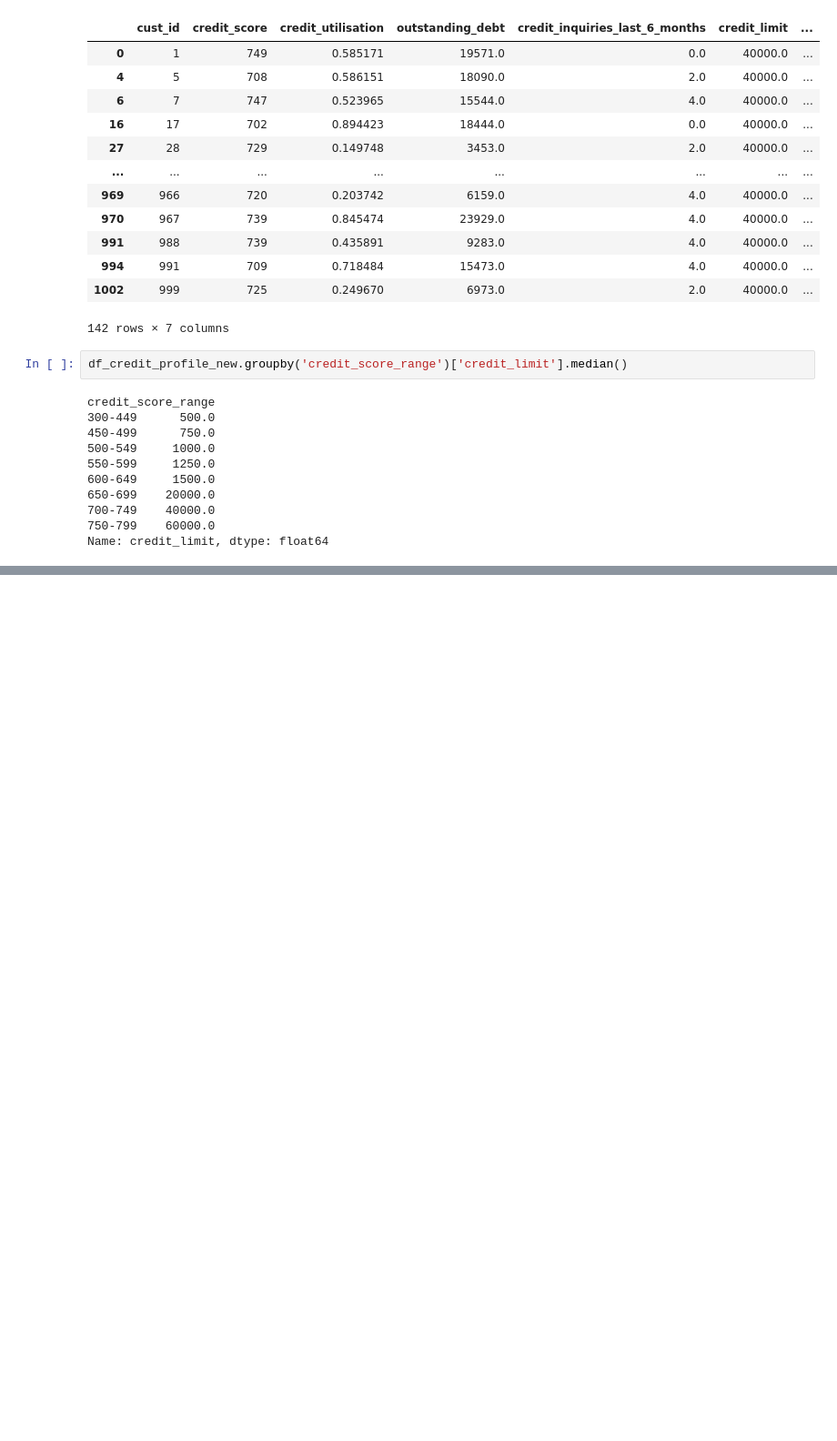
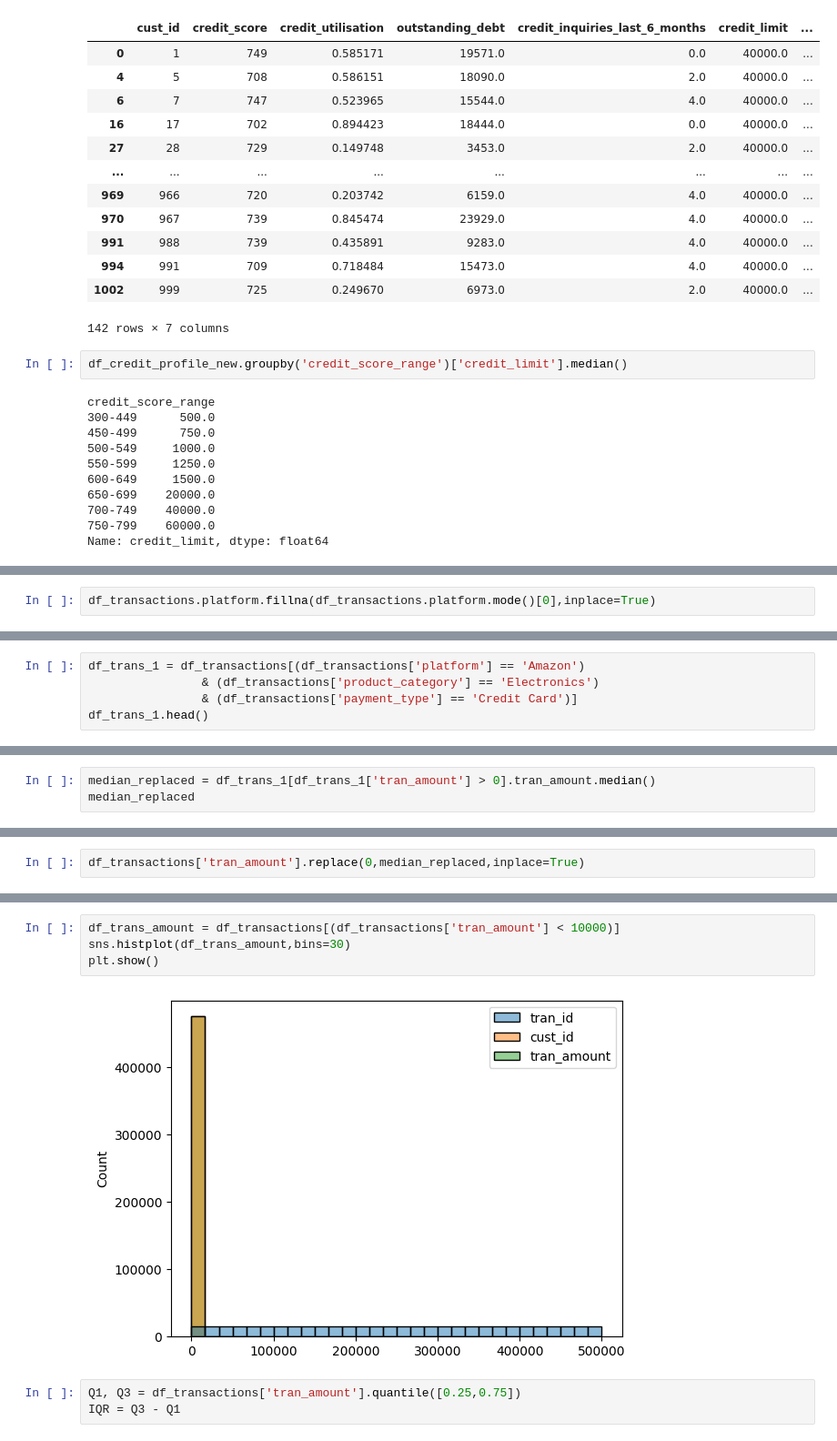
Before and after one commit to Monish-Mamilla/ExploratoryDataAnalysis, a Jupyter notebook: notebooks/6_project/phase_1_atliqo_bank.ipynb, the cells around one changed output, grey strips where cells are left out. Shown: that part at 91% size. Drawn from its saved outputs; the diff is of its cells as text; blank space fills up the shorter version.

```diff
--- a/notebooks/6_project/phase_1_atliqo_bank.ipynb
+++ b/notebooks/6_project/phase_1_atliqo_bank.ipynb
@@ -481,0 +657,2 @@ Name: credit_limit, dtype: float64
+# %%
+df_transactions.platform.fillna(df_transactions.platform.mode()[0],inplace=True)
@@ -481,0 +704,5 @@ Name: credit_limit, dtype: float64
+# %%
+df_trans_1 = df_transactions[(df_transactions['platform'] == 'Amazon')
+                & (df_transactions['product_category'] == 'Electronics')
+                & (df_transactions['payment_type'] == 'Credit Card')]
+df_trans_1.head()
@@ -481,0 +716,3 @@ Name: credit_limit, dtype: float64
+# %%
+median_replaced = df_trans_1[df_trans_1['tran_amount'] > 0].tran_amount.median()
+median_replaced
@@ -481,0 +721,2 @@ Name: credit_limit, dtype: float64
+# %%
+df_transactions['tran_amount'].replace(0,median_replaced,inplace=True)
@@ -481,0 +742,9 @@ Name: credit_limit, dtype: float64
+# %%
+df_trans_amount = df_transactions[(df_transactions['tran_amount'] < 10000)]
+sns.histplot(df_trans_amount,bins=30)
+plt.show()
+# %% [output]
+[figure, added]
+# %%
+Q1, Q3 = df_transactions['tran_amount'].quantile([0.25,0.75])
+IQR = Q3 - Q1
```
Also changed, not shown: parts of 40 cells of this notebook, 5 other files.
